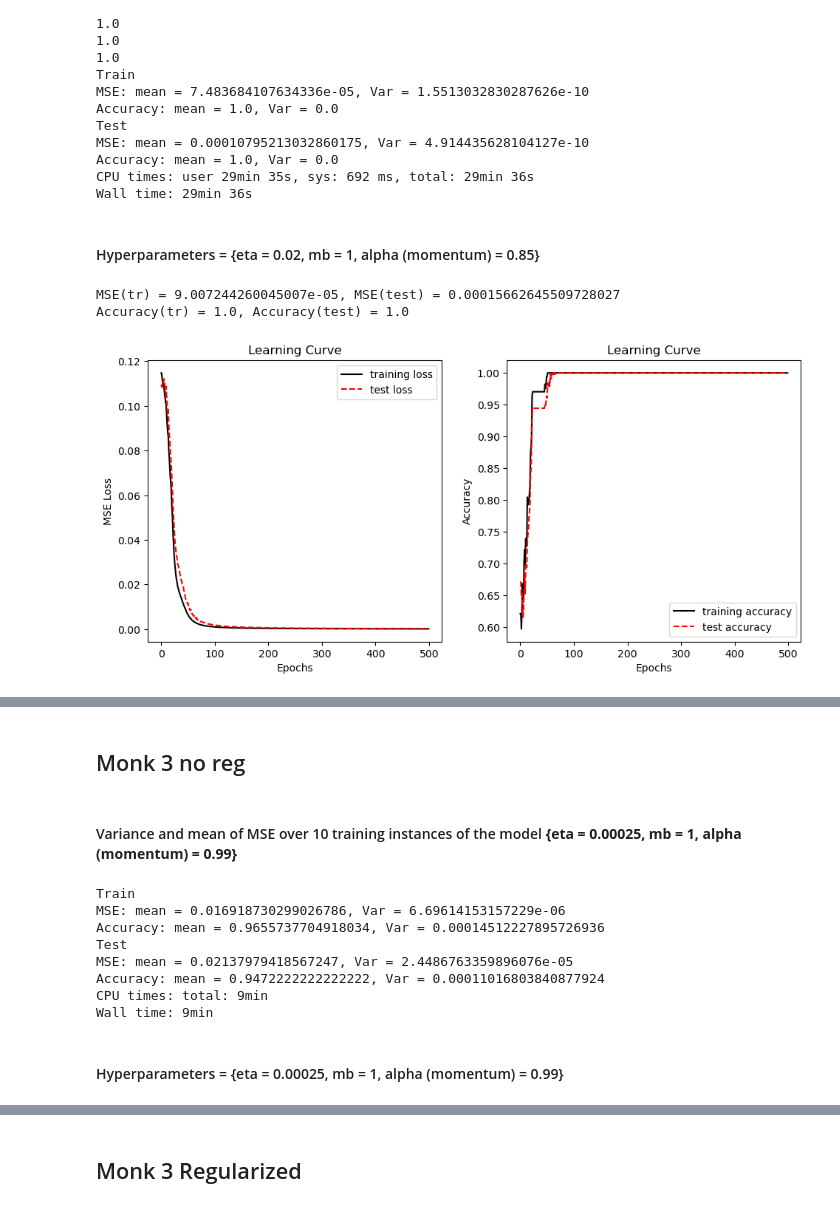
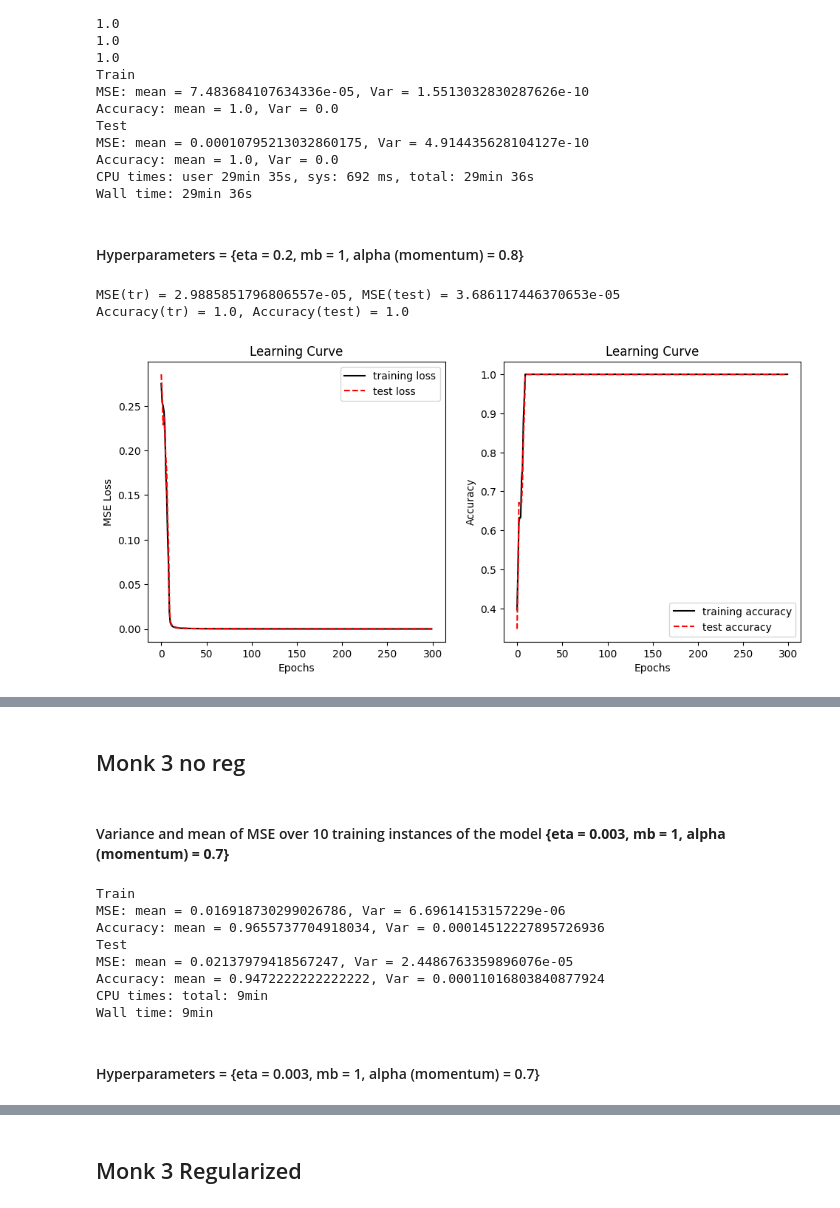
Before and after one commit to Nsivaa/ML, a Jupyter notebook: project/MONK_notebook.ipynb, the cells around one changed output, grey strips where cells are left out. Cells and saved outputs as stored; diff of their text form; code cells hidden in the pictures.

```diff
--- a/project/MONK_notebook.ipynb
+++ b/project/MONK_notebook.ipynb
@@ -217,14 +218,14 @@ Accuracy: mean = 1.0, Var = 0.0
 CPU times: user 29min 35s, sys: 692 ms, total: 29min 36s
 Wall time: 29min 36s
 # %% [markdown]
-#### Hyperparameters = {eta = 0.02, mb = 1, alpha (momentum) = 0.85}
+#### Hyperparameters = {eta = 0.2, mb = 1, alpha (momentum) = 0.8}
 # %%
 %%time
 params={
-    "eta" : 0.02,
+    "eta" : 0.2,
     "mb" : 1,
-    "momentum" : 0.85,
-    "epochs" : 500,
+    "momentum" : 0.8,
+    "epochs" : 300,
     "clip_value" : None,
     "hid_act_fun" : "tanh",
     "out_act_fun" : "sigmoid",
@@ -238,32 +239,32 @@ params={
 fig,axs = plt.subplots(1,2,figsize=(10,5))
 col_names = ["Class", "a1", "a2", "a3", "a4", "a5", "a6", "ID"]
 
 tr_data = pd.read_csv("../monk+s+problems/monks-2.train", sep =" ",  names = col_names)
 test_data = pd.read_csv("../monk+s+problems/monks-2.test", sep =" ",  names = col_names)
 
 
 #creazione rete
 tr = process_monk_data(tr_data)
 test = process_monk_data(test_data)
 net = NeuralNetwork()
 
 n_inputs = tr.shape[1] - 2
 net.add_input_layer(n_inputs)
 net.add_hidden_layer(n_inputs, 4)
 net.add_output_layer(4, 1)
 
 #training
 test_error,training_error,acc_test,acc_train=net.train(tr,params,test_data=test,outFun2="accuracy",type="monk")
 print(f"MSE(tr) = {training_error[-1]}, MSE(test) = {test_error[-1]}")
 print(f"Accuracy(tr) = {acc_train[-1]}, Accuracy(test) = {acc_test[-1]}")
 
 plot_loss_Monk(training_error,"mse",axs[0],test_losses=test_error)
 plot_loss_Monk(acc_train,"acc",axs[1],test_losses=acc_test)
 
 
 fig.tight_layout(pad=2.0)
 plt.show()
 # %% [output]
-MSE(tr) = 9.007244260045007e-05, MSE(test) = 0.00015662645509728027
+MSE(tr) = 2.9885851796806557e-05, MSE(test) = 3.686117446370653e-05
 Accuracy(tr) = 1.0, Accuracy(test) = 1.0
-[figure, old version]
+[figure, new version]
@@ -272,7 +273,7 @@ Wall time: 2min 3s
 # %% [markdown]
 ## Monk 3 no reg
 # %% [markdown]
-#### Variance and mean of MSE over 10 training instances of the model **{eta = 0.00025, mb = 1, alpha (momentum) = 0.99}**
+#### Variance and mean of MSE over 10 training instances of the model **{eta = 0.003, mb = 1, alpha (momentum) = 0.7}**
 # %%
 %%time
 col_names = ["Class", "a1", "a2", "a3", "a4", "a5", "a6", "ID"]
@@ -335,7 +336,7 @@ Accuracy: mean = 0.9472222222222222, Var = 0.00011016803840877924
 CPU times: total: 9min
 Wall time: 9min
 # %% [markdown]
-#### Hyperparameters = {eta = 0.00025, mb = 1, alpha (momentum) = 0.99}
+#### Hyperparameters = {eta = 0.003, mb = 1, alpha (momentum) = 0.7}
 # %%
 %%time
 params={
```
Also changed, not shown: parts of 14 cells of this notebook.
